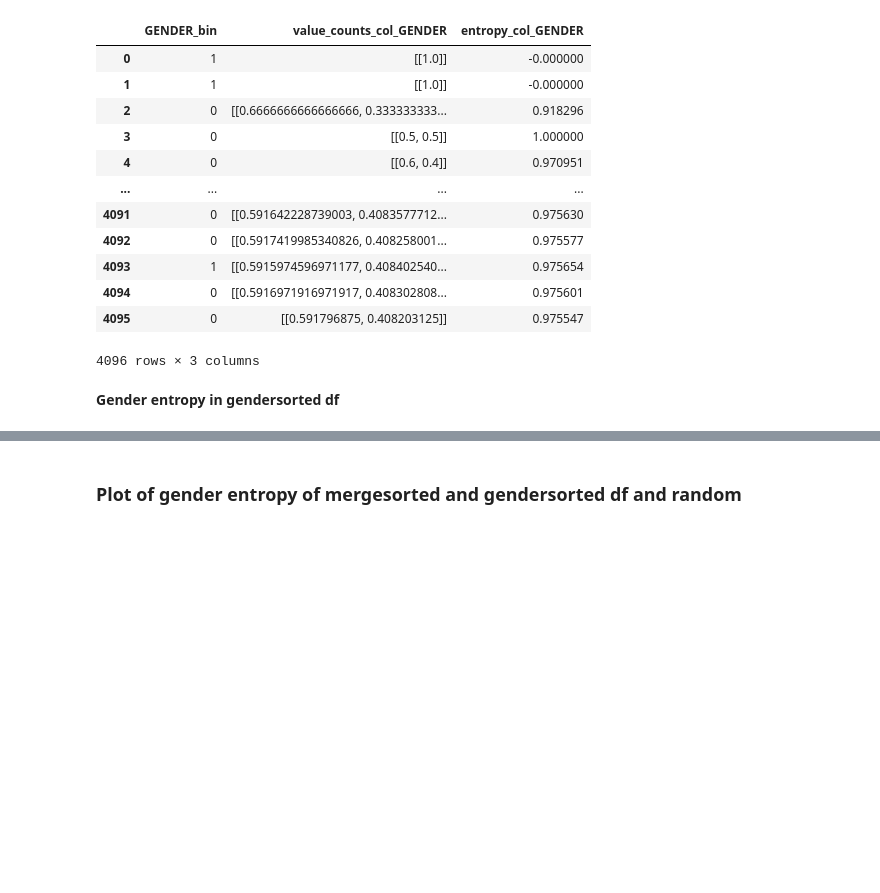
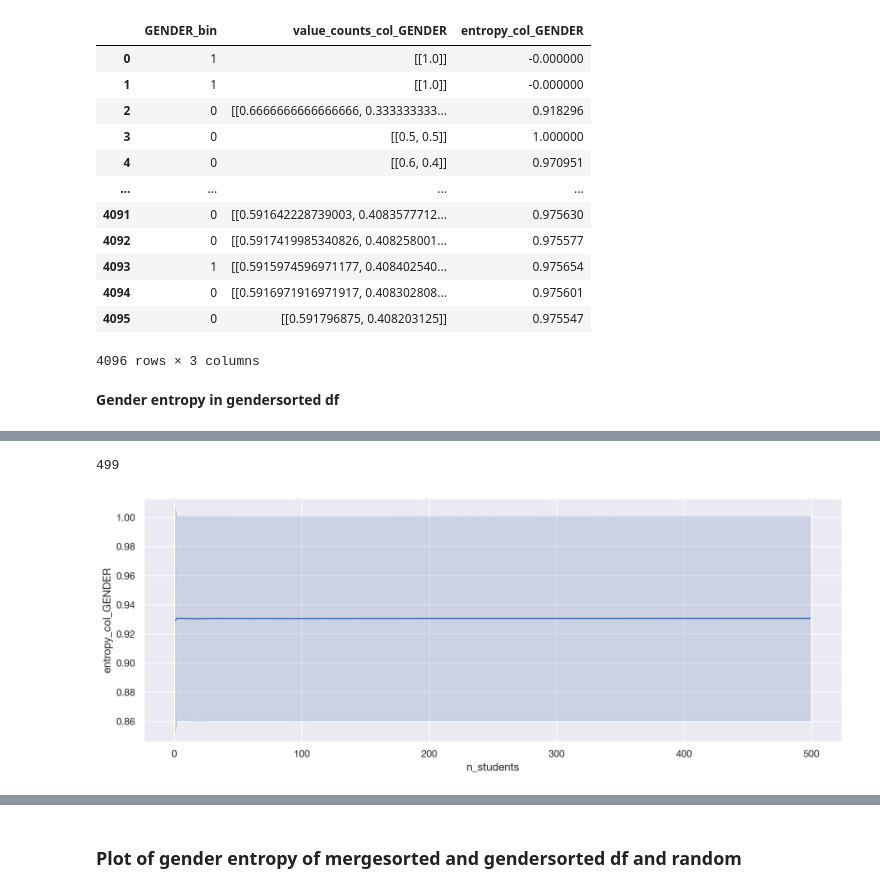
Before and after one commit to s183910/Bachelor_Gabi_Kat, a Jupyter notebook: Notebooks/Basic_dists/Baselines real.ipynb, the cells around one changed output, grey strips where cells are left out. Cells and saved outputs as stored; diff of their text form; code cells hidden in the pictures; blank space fills up the shorter version.

```diff
--- a/Notebooks/Basic_dists/Baselines real.ipynb
+++ b/Notebooks/Basic_dists/Baselines real.ipynb
@@ -432,0 +403,4 @@ df_random1
+# %%
+df_random_use.n_students.max()
+# %% [output]
+499
@@ -432,0 +426,6 @@ df_random1
+# %%
+# randomsort entropy of gender
+sns.lineplot(data=df_random_use, x="n_students", y="entropy_col_GENDER", ci="sd")
+plt.show()
+# %% [output]
+[figure, added]
```
Also changed, not shown: parts of 42 cells of this notebook, 1 other file.
